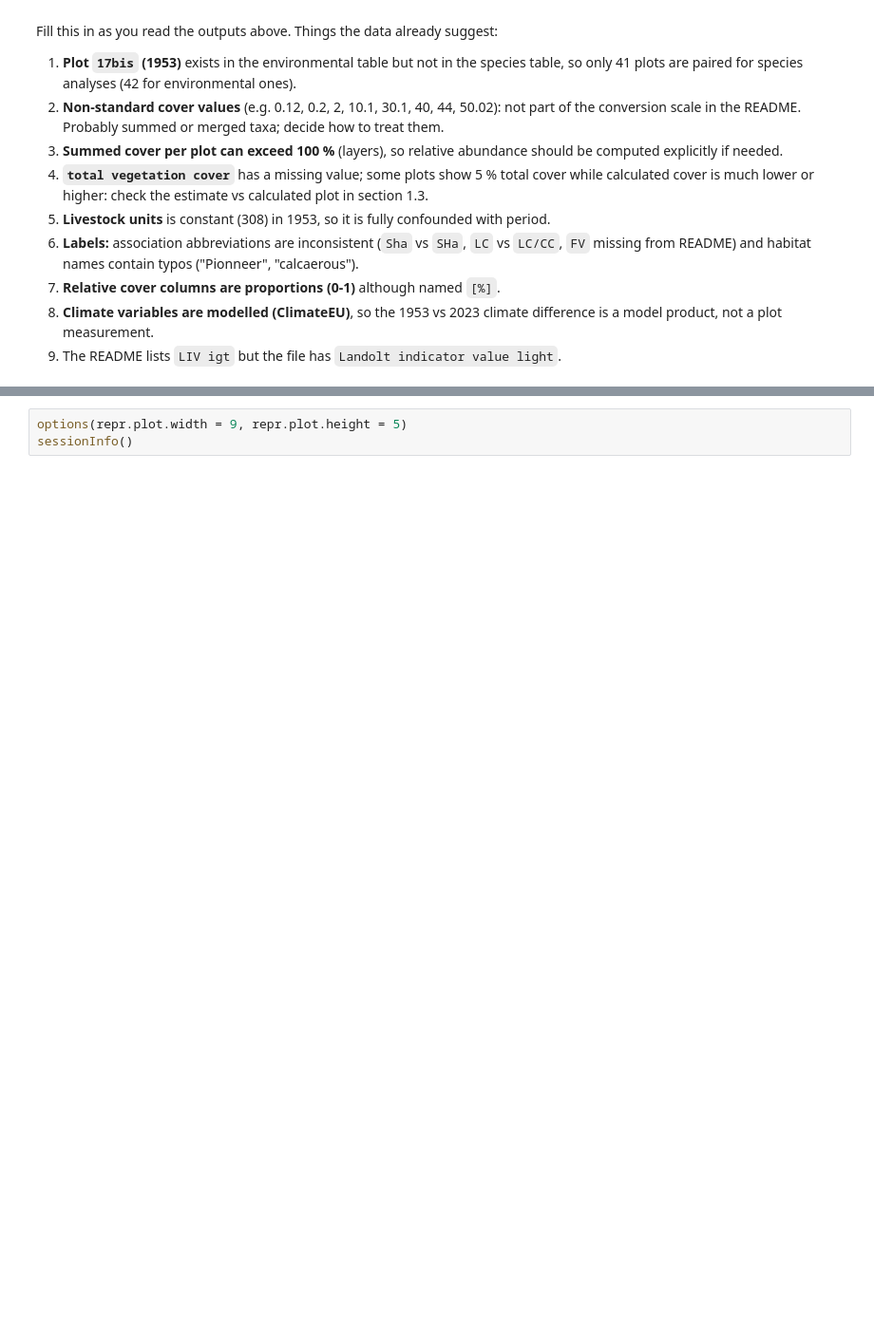
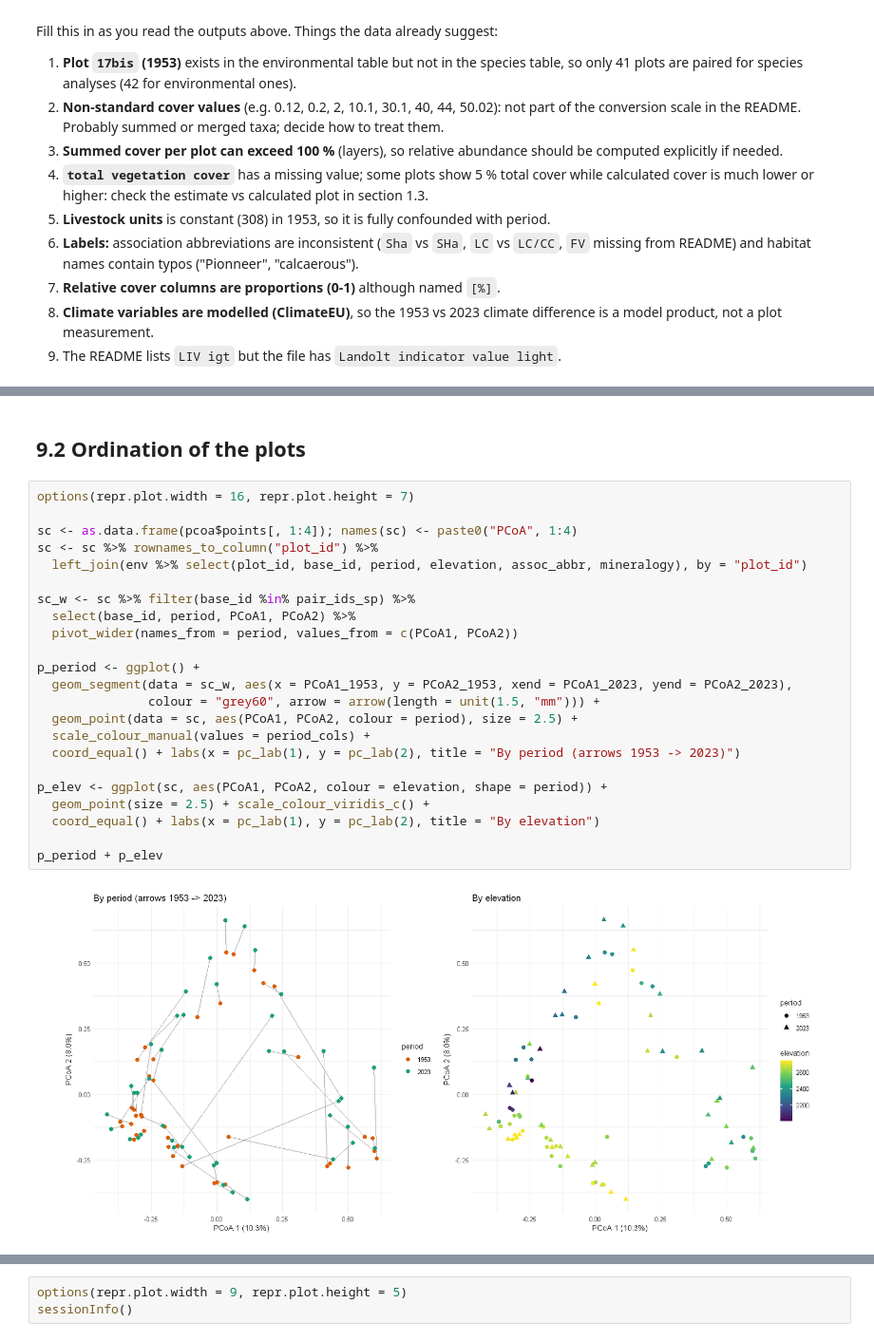
Before and after one commit to RobinVuadens/MVA-Group2, a Jupyter notebook: EDA_vegetation_1953_2023.ipynb, the cells around one changed output, grey strips where cells are left out. Shown at 95% size. Cells and saved outputs as stored; diff of their text form; blank space fills up the shorter version.

```diff
--- a/EDA_vegetation_1953_2023.ipynb
+++ b/EDA_vegetation_1953_2023.ipynb
@@ -1118,0 +1156,27 @@ Fill this in as you read the outputs above. Things the data already suggest:
+# %% [markdown]
+## 9.2 Ordination of the plots
+# %%
+options(repr.plot.width = 16, repr.plot.height = 7)
+
+sc <- as.data.frame(pcoa$points[, 1:4]); names(sc) <- paste0("PCoA", 1:4)
+sc <- sc %>% rownames_to_column("plot_id") %>%
+  left_join(env %>% select(plot_id, base_id, period, elevation, assoc_abbr, mineralogy), by = "plot_id")
+
+sc_w <- sc %>% filter(base_id %in% pair_ids_sp) %>%
+  select(base_id, period, PCoA1, PCoA2) %>%
+  pivot_wider(names_from = period, values_from = c(PCoA1, PCoA2))
+
+p_period <- ggplot() +
+  geom_segment(data = sc_w, aes(x = PCoA1_1953, y = PCoA2_1953, xend = PCoA1_2023, yend = PCoA2_2023),
+               colour = "grey60", arrow = arrow(length = unit(1.5, "mm"))) +
+  geom_point(data = sc, aes(PCoA1, PCoA2, colour = period), size = 2.5) +
+  scale_colour_manual(values = period_cols) +
+  coord_equal() + labs(x = pc_lab(1), y = pc_lab(2), title = "By period (arrows 1953 -> 2023)")
+
+p_elev <- ggplot(sc, aes(PCoA1, PCoA2, colour = elevation, shape = period)) +
+  geom_point(size = 2.5) + scale_colour_viridis_c() +
+  coord_equal() + labs(x = pc_lab(1), y = pc_lab(2), title = "By elevation")
+
+p_period + p_elev
+# %% [output]
+[figure, added]
```
Also changed, not shown: parts of 41 cells of this notebook, 5 other files.
